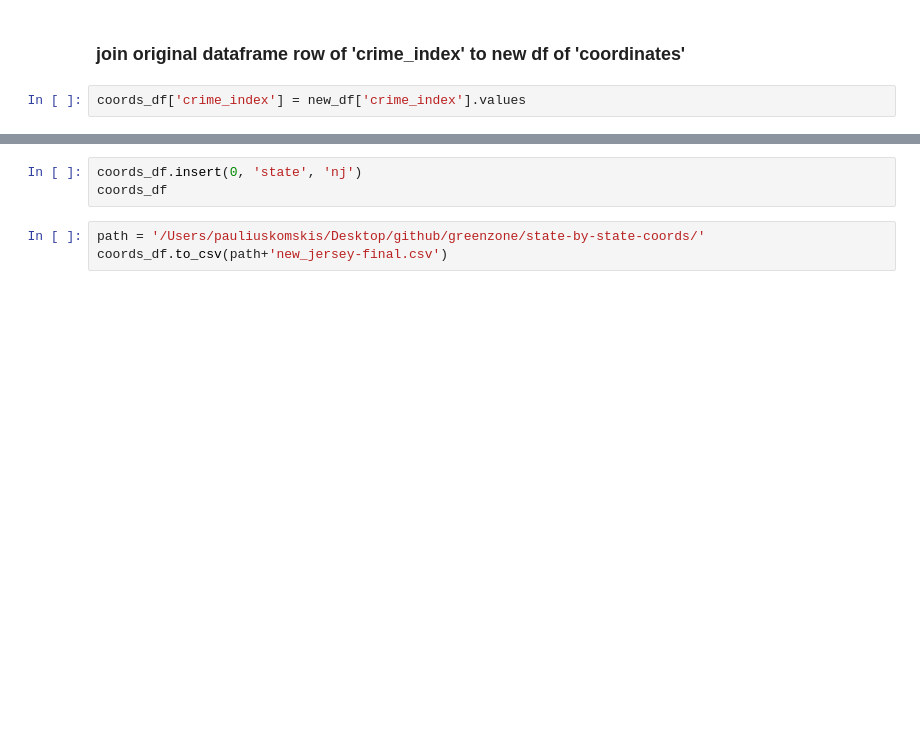
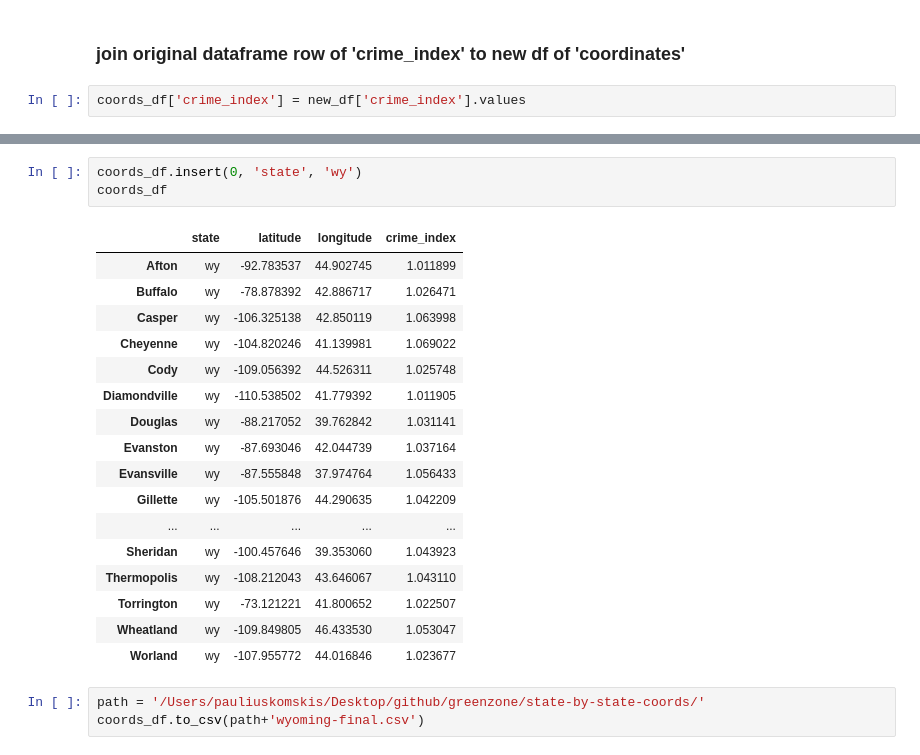
Before and after one commit to komskisp/greenzone, a Jupyter notebook: greenzone-onestate.ipynb, the cells around one changed output, grey strips where cells are left out. Saved outputs shown, nothing was run; the diff lists cells and outputs as text; blank space fills up the shorter version.

```diff
--- a/greenzone-onestate.ipynb
+++ b/greenzone-onestate.ipynb
@@ -138,6 +261,24 @@ coords_df
 # %%
-coords_df.insert(0, 'state', 'nj')
+coords_df.insert(0, 'state', 'wy')
 coords_df
+# %% [output]
+|  | state | latitude | longitude | crime_index |
+| Afton | wy | -92.783537 | 44.902745 | 1.011899 |
+| Buffalo | wy | -78.878392 | 42.886717 | 1.026471 |
+| Casper | wy | -106.325138 | 42.850119 | 1.063998 |
+| Cheyenne | wy | -104.820246 | 41.139981 | 1.069022 |
+| Cody | wy | -109.056392 | 44.526311 | 1.025748 |
+| Diamondville | wy | -110.538502 | 41.779392 | 1.011905 |
+| Douglas | wy | -88.217052 | 39.762842 | 1.031141 |
+| Evanston | wy | -87.693046 | 42.044739 | 1.037164 |
+| Evansville | wy | -87.555848 | 37.974764 | 1.056433 |
+| Gillette | wy | -105.501876 | 44.290635 | 1.042209 |
+| ... | ... | ... | ... | ... |
+| Sheridan | wy | -100.457646 | 39.353060 | 1.043923 |
+| Thermopolis | wy | -108.212043 | 43.646067 | 1.043110 |
+| Torrington | wy | -73.121221 | 41.800652 | 1.022507 |
+| Wheatland | wy | -109.849805 | 46.433530 | 1.053047 |
+| Worland | wy | -107.955772 | 44.016846 | 1.023677 |
 # %%
 path = '/Users/pauliuskomskis/Desktop/github/greenzone/state-by-state-coords/'
-coords_df.to_csv(path+'new_jersey-final.csv')
+coords_df.to_csv(path+'wyoming-final.csv')
```
Also changed, not shown: parts of 15 cells of this notebook, 9 other files.
